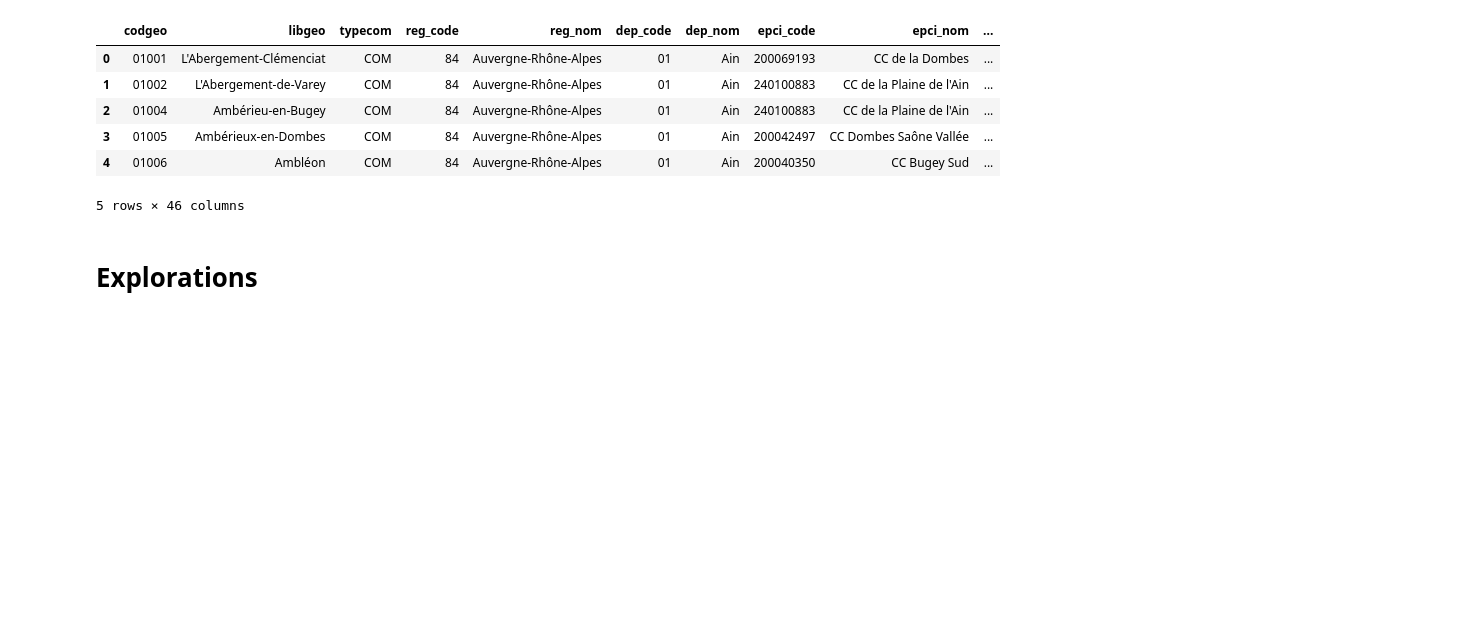
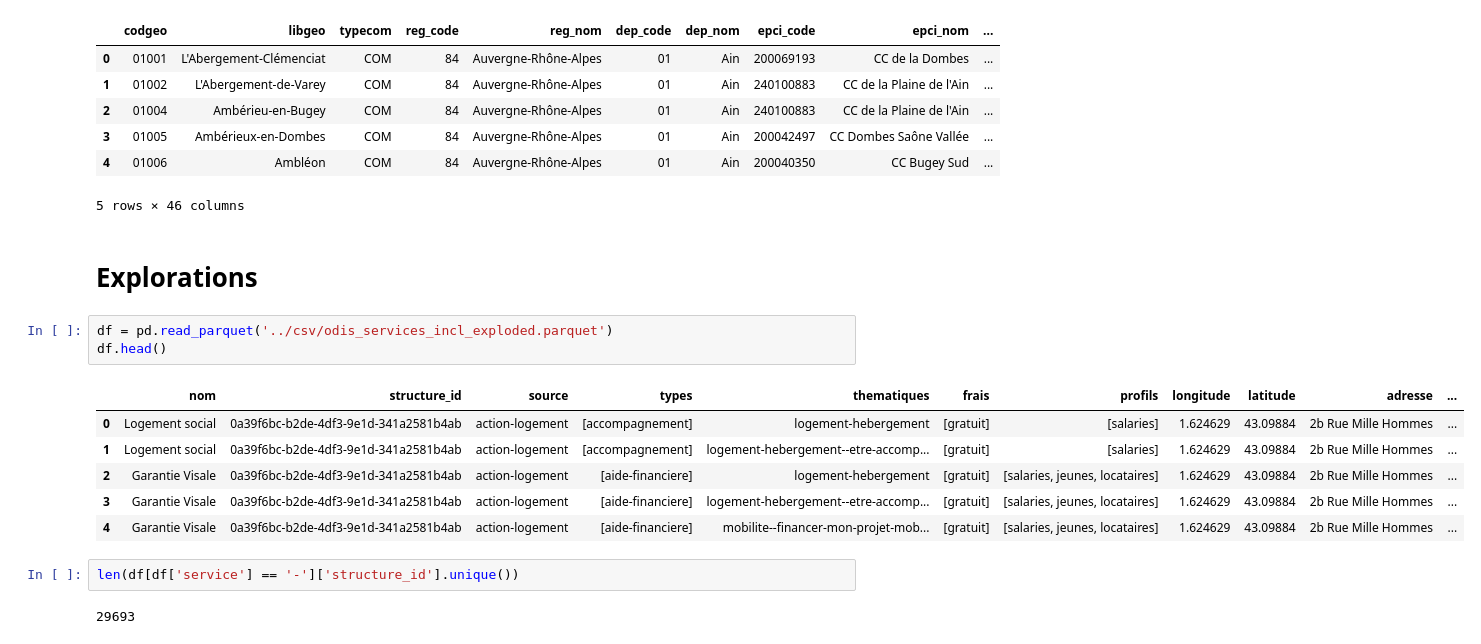
Before and after one commit to jbesan/13_odis_stream2, a Jupyter notebook: notebooks/odis_stream2_data_gathering.ipynb, the cells around one changed output. Cells and saved outputs as stored; diff of their text form; blank space fills up the shorter version.

```diff
--- a/notebooks/odis_stream2_data_gathering.ipynb
+++ b/notebooks/odis_stream2_data_gathering.ipynb
@@ -609,3 +618,17 @@ odis.head()
 5 rows × 46 columns
 # %% [markdown]
 # Explorations
+# %%
+df = pd.read_parquet('../csv/odis_services_incl_exploded.parquet')
+df.head()
+# %% [output]
+|  | nom | structure_id | source | types | thematiques | frais | profils | longitude | latitude | adresse | ... |
+| 0 | Logement social | 0a39f6bc-b2de-4df3-9e1d-341a2581b4ab | action-logement | [accompagnement] | logement-hebergement | [gratuit] | [salaries] | 1.624629 | 43.09884 | 2b Rue Mille Hommes | ... |
+| 1 | Logement social | 0a39f6bc-b2de-4df3-9e1d-341a2581b4ab | action-logement | [accompagnement] | logement-hebergement--etre-accomp... | [gratuit] | [salaries] | 1.624629 | 43.09884 | 2b Rue Mille Hommes | ... |
+| 2 | Garantie Visale | 0a39f6bc-b2de-4df3-9e1d-341a2581b4ab | action-logement | [aide-financiere] | logement-hebergement | [gratuit] | [salaries, jeunes, locataires] | 1.624629 | 43.09884 | 2b Rue Mille Hommes | ... |
+| 3 | Garantie Visale | 0a39f6bc-b2de-4df3-9e1d-341a2581b4ab | action-logement | [aide-financiere] | logement-hebergement--etre-accomp... | [gratuit] | [salaries, jeunes, locataires] | 1.624629 | 43.09884 | 2b Rue Mille Hommes | ... |
+| 4 | Garantie Visale | 0a39f6bc-b2de-4df3-9e1d-341a2581b4ab | action-logement | [aide-financiere] | mobilite--financer-mon-projet-mob... | [gratuit] | [salaries, jeunes, locataires] | 1.624629 | 43.09884 | 2b Rue Mille Hommes | ... |
+# %%
+len(df[df['service'] == '-']['structure_id'].unique())
+# %% [output]
+29693
```
Also changed, not shown: parts of 12 cells of this notebook, 35 other files.
